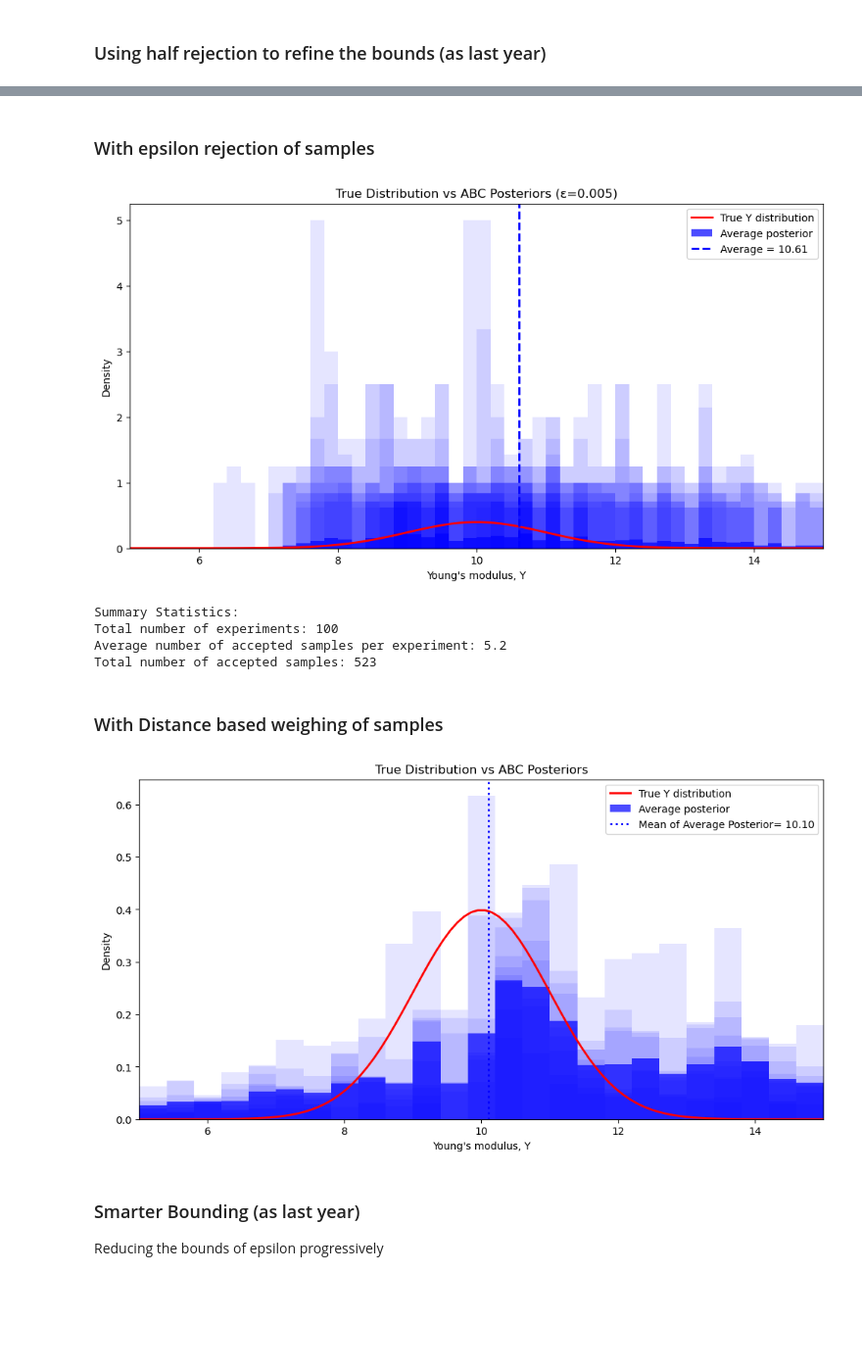
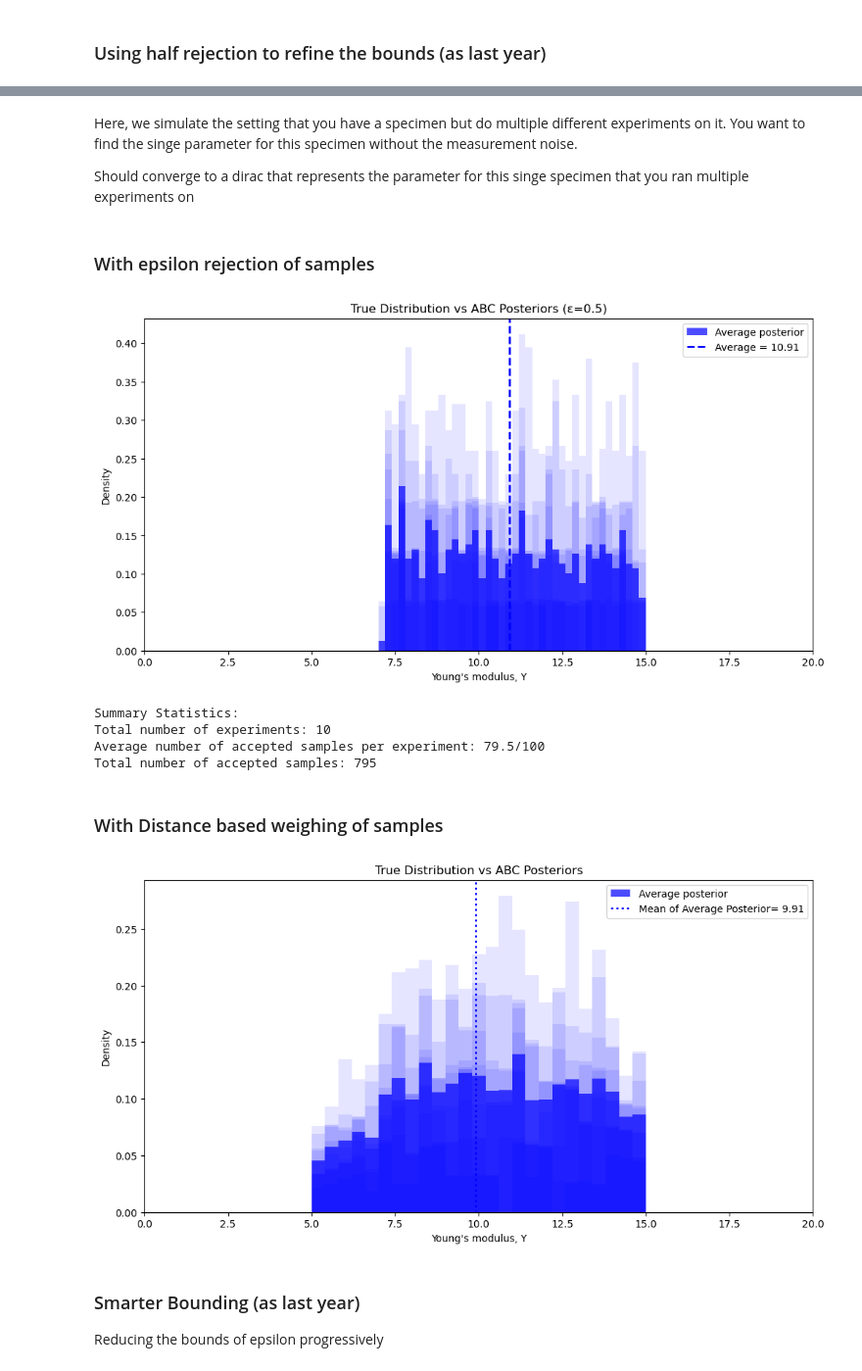
Before and after one commit to lusxvr/bayesian_parameter_identification, a Jupyter notebook: Bayesian_Parameter_Identification.ipynb, the cells around one changed output, grey strips where cells are left out. Shown: that part at 98% size. Saved outputs shown, nothing was run; the diff lists cells and outputs as text; code cells hidden in the pictures; blank space fills up the shorter version.

```diff
--- a/Bayesian_Parameter_Identification.ipynb
+++ b/Bayesian_Parameter_Identification.ipynb
@@ -672,0 +697,4 @@ Y_min, Y_max = 5.0, 15.0
+# %% [markdown]
+Here, we simulate the setting that you have a specimen but do multiple different experiments on it. You want to find the singe parameter for this specimen without the measurement noise.
+
+Should converge to a dirac that represents the parameter for this singe specimen that you ran multiple experiments on
@@ -674,24 +710,26 @@ Y_min, Y_max = 5.0, 15.0
 ### With epsilon rejection of samples
 # %%
 # Number of experiments to run
-n_experiments = 100
-N_trials = 10
-epsilon = 0.005  # acceptance threshold
+n_experiments = 10
+N_trials = 100
+epsilon = 0.5  # acceptance threshold
 
 # Storage for results from all experiments
 all_experiment_accepted_Y = []
 
 # Run multiple experiments
 for exp in tqdm(range(n_experiments), ncols= 100):
-    # Draw a true Y value for this experiment
-    true_Y = true_Y_dist.rvs()
-    #print(f"\nExperiment {exp+1}/{n_experiments}: true_Y = {true_Y:.3f}")
+    # Generate the noise
+    noise = np.random.normal(loc=noise_mean, scale=noise_sd, size=U_obs.vector().get_local().shape)
 
-    # Generate synthetic observation with this true_Y
+    # Generate synthetic observation with this Y_true
     solve_linear_model(mesh=mesh, boundaries_mf=boundaries_mf, bcs=bcs, U=U,
-                      Y=true_Y, nu=nu, P=P_obs)
+                      Y=Y_true, nu=nu, P=P_obs)
     U_obs = df.Function(U.function_space())
     U_obs.assign(U)
+
+    # Add noise to the model the real measurement
+    U_obs.vector()[:] += noise
 
     # Run ABC for this observation
     accepted_Y = []
@@ -703,6 +741,8 @@ for exp in tqdm(range(n_experiments), ncols= 100):
         # Solve the forward model
         solve_linear_model(mesh=mesh, boundaries_mf=boundaries_mf, bcs=bcs, U=U,
                          Y=Y_sample, nu=nu, P=P_obs, init_U=True)
+        U.vector()[:] += numpy.random.normal(loc=noise_mean, scale=noise_sd, size=U.vector().get_local().shape)
+
 
         # Compute discrepancy
         d = compute_distance(U, U_obs)
@@ -721,9 +761,8 @@ for exp in tqdm(range(n_experiments), ncols= 100):
 bins = 50
 fig = plt.figure(figsize=(12, 6));
 # Plot the true Y distribution
-y_range = np.linspace(Y_min, Y_max, 100)
-plot = plt.plot(y_range, true_Y_dist.pdf(y_range), 'r-',
-         label='True Y distribution', linewidth=2);
+#y_range = np.linspace(Y_min, Y_max, 100)
+#plot = plt.plot(y_range, true_Y_dist.pdf(y_range), 'r-', label='True Y distribution', linewidth=2);
 
 # Plot individual experiment posteriors (semi-transparent)
 for accepted_Y in all_experiment_accepted_Y:
@@ -749,26 +788,26 @@ xlabel = plt.xlabel("Young's modulus, Y");
 ylabel = plt.ylabel("Density");
 tite = plt.title(f"True Distribution vs ABC Posteriors (ε={epsilon})");
 legend = plt.legend();
-slim = plt.xlim(Y_min, Y_max);
+slim = plt.xlim(Y_min-5, Y_max+5);
 plt.show();
 
 # Print some statistics
 print("\nSummary Statistics:")
 print(f"Total number of experiments: {n_experiments}")
-print(f"Average number of accepted samples per experiment: {np.mean([len(Y) for Y in all_experiment_accepted_Y]):.1f}")
+print(f"Average number of accepted samples per experiment: {np.mean([len(Y) for Y in all_experiment_accepted_Y]):.1f}/{N_trials}")
 print(f"Total number of accepted samples: {len(combined_accepted_Y)}")
 # %% [output]
-[figure, old version]
+[figure, new version]
 Summary Statistics:
-Total number of experiments: 100
-Average number of accepted samples per experiment: 5.2
-Total number of accepted samples: 523
+Total number of experiments: 10
+Average number of accepted samples per experiment: 79.5/100
+Total number of accepted samples: 795
 # %% [markdown]
 ### With Distance based weighing of samples
 # %%
 # Number of experiments & trials to run
 n_experiments = 10
-N_trials = 50
+N_trials = 100
 
 # Storage for results from all experiments
 all_experiment_samples = []
@@ -776,15 +815,18 @@ all_experiment_weights = []
 
 # Run multiple experiments
 for exp in tqdm(range(n_experiments), ncols= 100):
-    # Draw a true Y value for this experiment
-    true_Y = true_Y_dist.rvs()
-    #print(f"\nExperiment {exp+1}/{n_experiments}: true_Y = {true_Y:.3f}")
+    # Generate the noise
+    noise = np.random.normal(loc=noise_mean, scale=noise_sd, size=U_obs.vector().get_local().shape)
 
-    # Generate synthetic observation with this true_Y
+    # Generate synthetic observation with this Y_true
     solve_linear_model(mesh=mesh, boundaries_mf=boundaries_mf, bcs=bcs, U=U,
-                      Y=true_Y, nu=nu, P=P_obs)
+                      Y=Y_true, nu=nu, P=P_obs)
     U_obs = df.Function(U.function_space())
     U_obs.assign(U)
+
+    # Add noise
+    U_obs.vector()[:] += noise
+
 
     # Run ABC for this observation
     experiment_samples = []
@@ -797,6 +839,9 @@ for exp in tqdm(range(n_experiments), ncols= 100):
         # Solve the forward model
         solve_linear_model(mesh=mesh, boundaries_mf=boundaries_mf, bcs=bcs, U=U,
                          Y=Y_sample, nu=nu, P=P_obs, init_U=True)
+        # Add noise
+        U.vector()[:] += numpy.random.normal(loc=noise_mean, scale=noise_sd, size=U.vector().get_local().shape)
+
 
         # Compute discrepancy and weight
         d = compute_distance(U, U_obs)
@@ -818,38 +863,33 @@ for exp in tqdm(range(n_experiments), ncols= 100):
 # %%
 # Plot results
 plt.figure(figsize=(12, 6))
 bins = 25
-
-# Plot the true Y distribution
-y_range = np.linspace(Y_min, Y_max, 100)
-plt.plot(y_range, true_Y_dist.pdf(y_range), 'r-',
-         label='True Y distribution', linewidth=2)
 
 # Plot individual experiment posteriors (semi-transparent)
 for samples, weights in zip(all_experiment_samples, all_experiment_weights):
     plt.hist(samples, bins=bins, density=True, weights=weights,
              alpha=0.1, color='blue', range=(Y_min, Y_max))
 
 # Plot average posterior
 combined_samples = np.concatenate(all_experiment_samples)
 combined_weights = np.concatenate(all_experiment_weights) / n_experiments
 plt.hist(combined_samples, bins=bins, density=True, weights=combined_weights,
          alpha=0.7, color='blue', range=(Y_min, Y_max),
          label='Average posterior')
 
 # Calculate and plot the mean of the average posterior as a dotted line
 mean_posterior = np.mean(combined_samples)
 plt.axvline(mean_posterior, color='blue', linestyle='dotted', linewidth=2, label=f'Mean of Average Posterior= {mean_posterior:.2f}')
 
 
 plt.xlabel("Young's modulus, Y")
 plt.ylabel("Density")
 plt.title("True Distribution vs ABC Posteriors")
 plt.legend()
-plt.xlim(Y_min, Y_max)
+plt.xlim(Y_min-5, Y_max+5)
 plt.show();
 # %% [output]
-[figure, old version]
+[figure, new version]
 # %% [markdown]
 ### Smarter Bounding (as last year)
 
```
Also changed, not shown: parts of 33 cells of this notebook.
